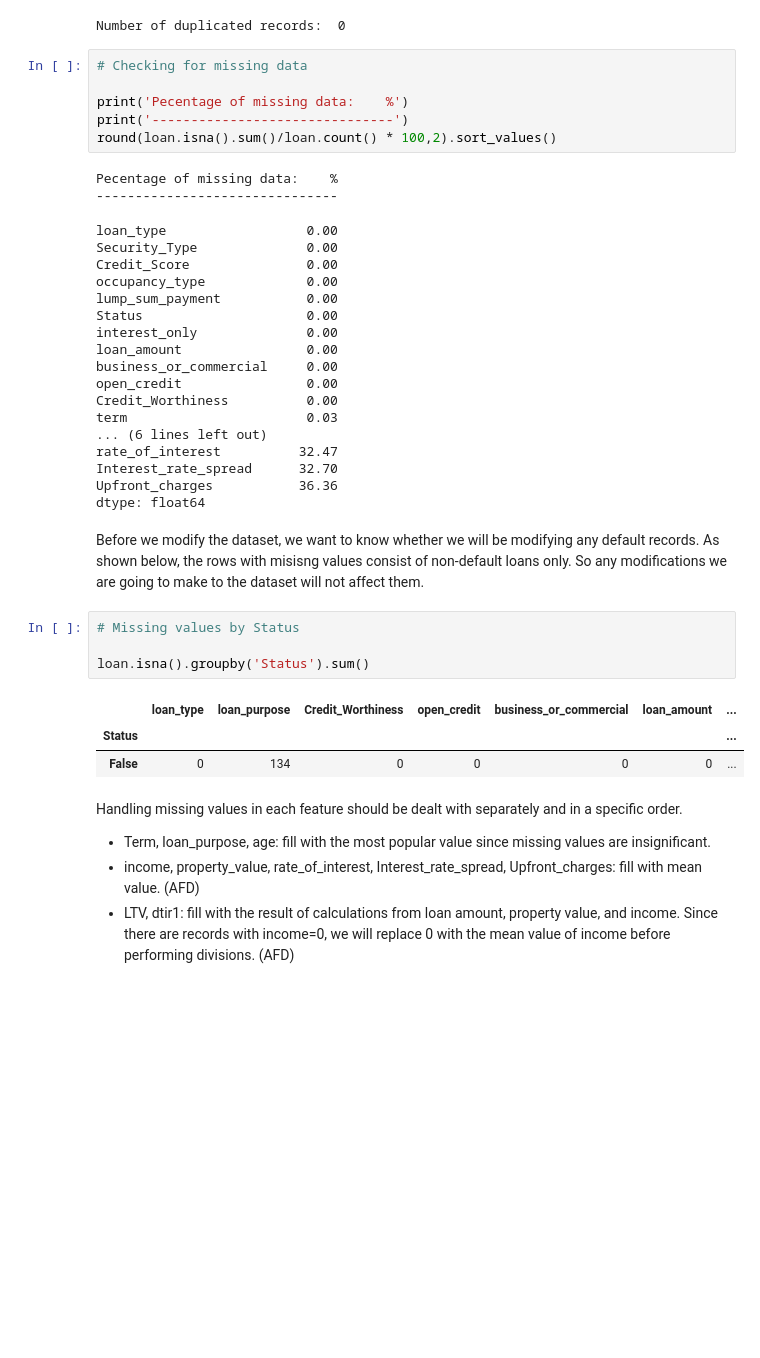
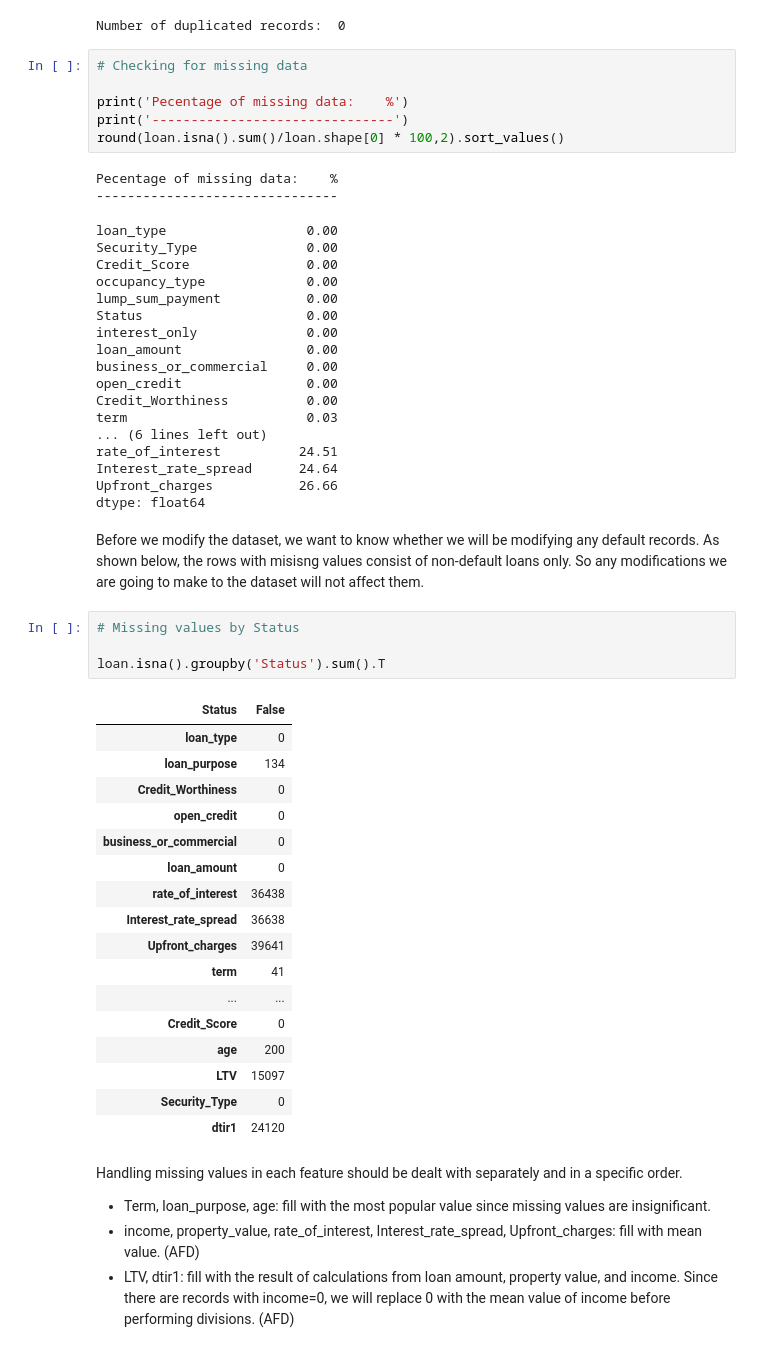
Before and after one commit to Hoale2908/Data_Preprocessing_for_Mortgage_Loan_Default_Prediction, a Jupyter notebook: model.ipynb, the cells around one changed output. Drawn from its saved outputs; the diff is of its cells as text; blank space fills up the shorter version.

```diff
--- a/model.ipynb
+++ b/model.ipynb
@@ -119,7 +119,7 @@ Number of duplicated records:  0
 
 print('Pecentage of missing data:    %')
 print('-------------------------------')
-round(loan.isna().sum()/loan.count() * 100,2).sort_values()
+round(loan.isna().sum()/loan.shape[0] * 100,2).sort_values()
 # %% [output]
 Pecentage of missing data:    %
 -------------------------------
@@ -136,20 +136,34 @@ open_credit                0.00
 Credit_Worthiness          0.00
 term                       0.03
 ... (6 lines left out)
-rate_of_interest          32.47
-Interest_rate_spread      32.70
-Upfront_charges           36.36
+rate_of_interest          24.51
+Interest_rate_spread      24.64
+Upfront_charges           26.66
 dtype: float64
 # %% [markdown]
 Before we modify the dataset, we want to know whether we will be modifying any default records. As shown below, the rows with misisng values consist of non-default loans only. So any modifications we are going to make to the dataset will not affect them.
 # %%
 # Missing values by Status
 
-loan.isna().groupby('Status').sum()
+loan.isna().groupby('Status').sum().T
 # %% [output]
-|  | loan_type | loan_purpose | Credit_Worthiness | open_credit | business_or_commercial | loan_amount | ... |
-| Status |  |  |  |  |  |  | ... |
-| False | 0 | 134 | 0 | 0 | 0 | 0 | ... |
+| Status | False |
+| loan_type | 0 |
+| loan_purpose | 134 |
+| Credit_Worthiness | 0 |
+| open_credit | 0 |
+| business_or_commercial | 0 |
+| loan_amount | 0 |
+| rate_of_interest | 36438 |
+| Interest_rate_spread | 36638 |
+| Upfront_charges | 39641 |
+| term | 41 |
+| ... | ... |
+| Credit_Score | 0 |
+| age | 200 |
+| LTV | 15097 |
+| Security_Type | 0 |
+| dtir1 | 24120 |
 # %% [markdown]
 Handling missing values in each feature should be dealt with separately and in a specific order.
 
```
Also changed, not shown: parts of 6 cells of this notebook.
